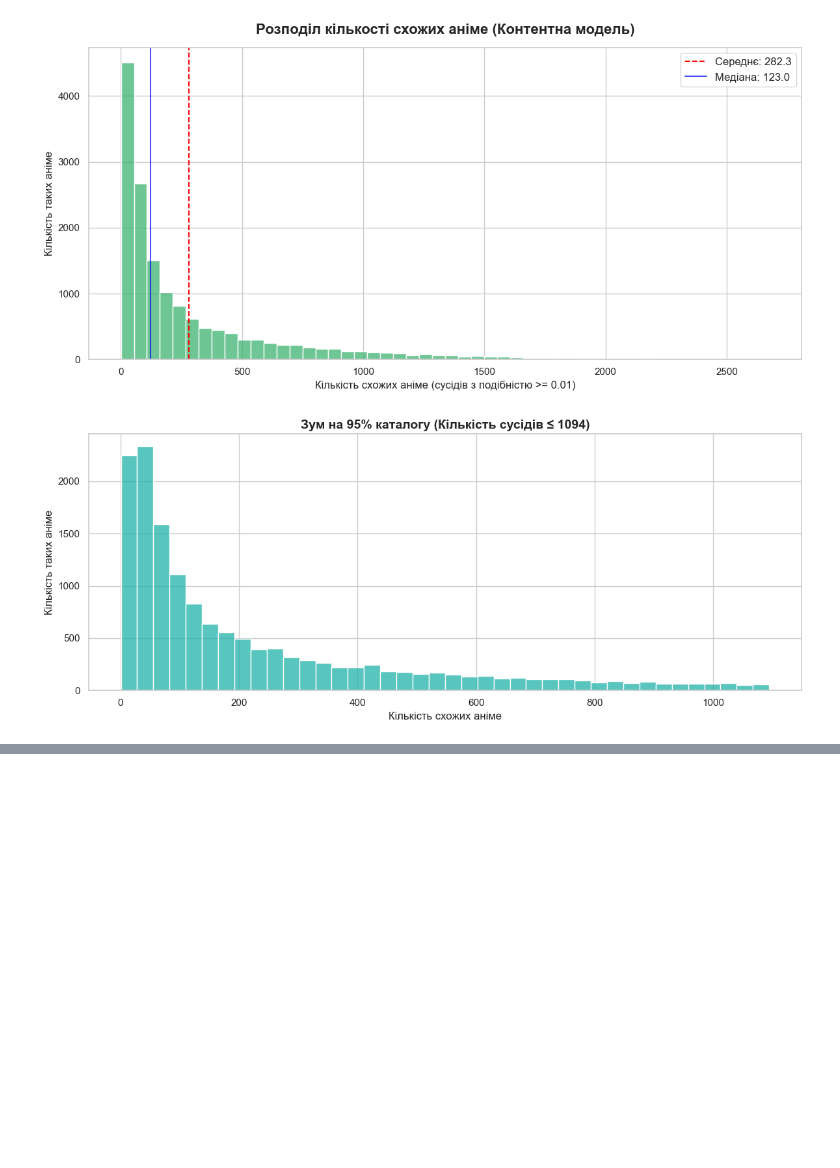
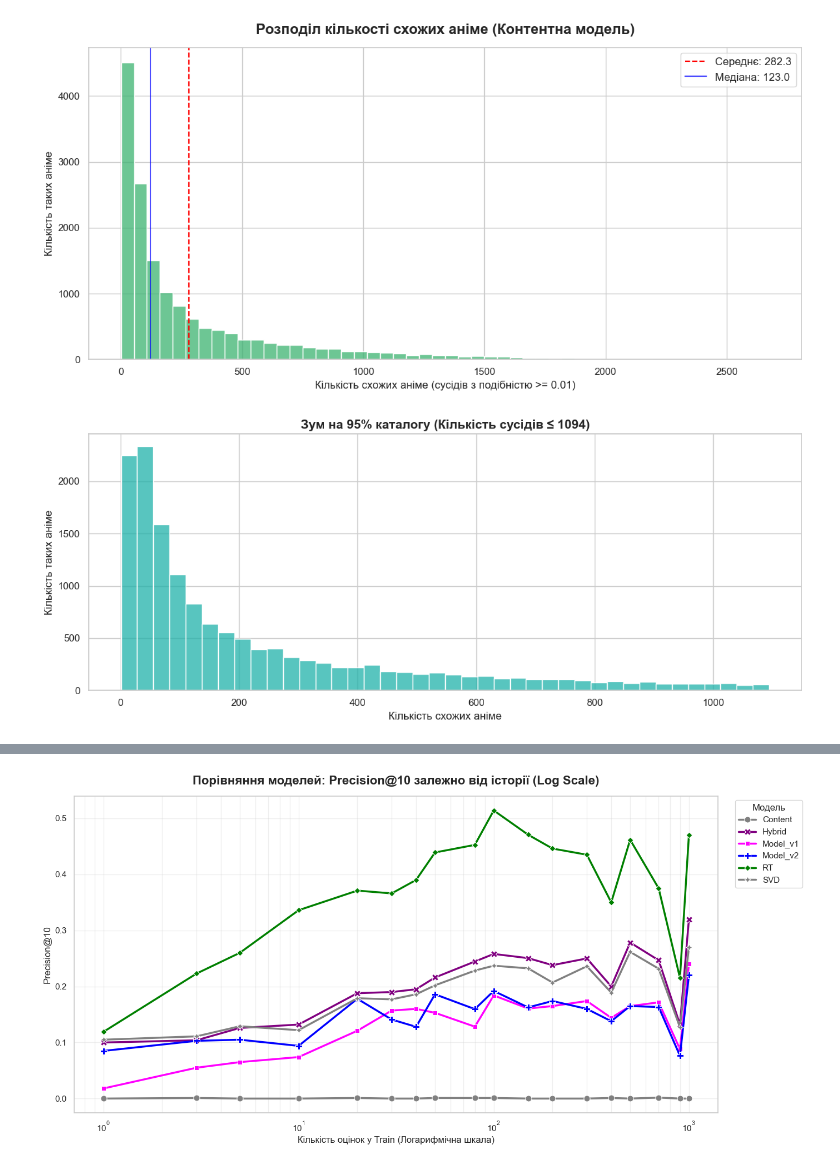
Before and after one commit to AntonBubnov/anime-rec-sys-evaluation, a Jupyter notebook: notebooks/07_evaluate.ipynb, the cells around one changed output, grey strips where cells are left out. Drawn from its saved outputs; the diff is of its cells as text; code cells hidden in the pictures; blank space fills up the shorter version.

Commit message:
Compare all models to real-time recommender and test smart-queue behavior

```diff
--- a/notebooks/07_evaluate.ipynb
+++ b/notebooks/07_evaluate.ipynb
@@ -1160,0 +1428,82 @@ anime_similarity_map_optimized
+# %%
+output_dir = os.path.join('..', 'data')
+all_models_ranking_metrics = pd.read_parquet(os.path.join(output_dir, "all_models_ranking_metrics.parquet"))
+keras_metrics_df = pd.read_parquet(os.path.join(output_dir, "keras_baselines_metrics.parquet"))
+all_models_ranking_metrics = pd.merge(all_models_ranking_metrics, keras_metrics_df, on=['user_id', 'train_count'], how='inner')
+# %%
+rt_metrics_df = pd.read_parquet(os.path.join(output_dir, "rt_metrics_df.parquet"))
+# %%
+rt_metrics_df = rt_metrics_df.rename(columns={
+    'Precision@10': 'RT_Precision@10',
+    'Recall@10': 'RT_Recall@10',
+    'MRR': 'RT_MRR',
+    'AUC': 'RT_AUC'
+})
+# %%
+all_models_ranking_metrics = pd.merge(all_models_ranking_metrics, rt_metrics_df, on=['user_id', 'train_count'], how='inner')
+# %%
+import matplotlib.pyplot as plt
+import seaborn as sns
+
+# Підготовка даних: злиття all_models_ranking_metrics з кількістю оцінок в train
+# Припускаємо, що в all_models_ranking_metrics є колонка 'train_count'
+models_list = ['SVD', 'Content', 'Hybrid', 'Model_v1', 'Model_v2', 'RT']
+ref_counts = [1, 3, 5, 10, 20, 30, 40, 50, 80, 100, 150, 200, 300, 400, 500, 700, 900, 1000]
+df_plot = all_models_ranking_metrics[all_models_ranking_metrics['train_count'].isin(ref_counts)].copy()
+
+metrics_to_plot = ['Precision@10', 'Recall@10', 'MRR', 'AUC']
+colors = ['grey', 'purple', 'magenta', 'blue', 'green'] # Кольори для 6 моделей
+
+# Запускаємо цикл: кожна ітерація - це новий, окремий графік
+for metric in metrics_to_plot:
+    # Створюємо нове, повністю незалежне полотно
+    plt.figure(figsize=(14, 7))
+
+    # Збираємо дані для однієї метрики з усіх моделей
+    cols_to_melt = [f"{model}_{metric}" for model in models_list]
+
+    df_metric_melted = df_plot.melt(
+        id_vars=['train_count'],
+        value_vars=cols_to_melt,
+        var_name='Model',
+        value_name='Value'
+    )
+
+    # Очищуємо назви моделей для легенди (видаляємо суфікс метрики, наприклад "_Precision@10")
+    df_metric_melted['Model'] = df_metric_melted['Model'].str.replace(f'_{metric}', '')
+
+    # Рахуємо середнє значення для кожної референсної точки
+    trend_data = df_metric_melted.groupby(['train_count', 'Model'])['Value'].mean().reset_index()
+
+    # Побудова графіка
+    sns.lineplot(
+        data=trend_data,
+        x='train_count',
+        y='Value',
+        hue='Model',
+        style='Model',
+        markers=True,
+        dashes=False,
+        linewidth=2.5,
+        palette=colors,
+        markersize=8
+    )
+
+    # Налаштування осей та краси
+    plt.xscale('log')
+    plt.title(f'Порівняння моделей: {metric} залежно від історії (Log Scale)', fontsize=16, fontweight='bold', pad=15)
+    plt.xlabel('Кількість оцінок у Train (Логарифмічна шкала)', fontsize=12)
+    plt.ylabel(metric, fontsize=12)
+
+    # Виносимо легенду за межі графіка, щоб вона не перекривала лінії
+    plt.legend(title='Модель', bbox_to_anchor=(1.02, 1), loc='upper left', fontsize=11)
+    plt.grid(True, which="both", alpha=0.3)
+
+    plt.tight_layout()
+
+    # Виводимо графік на екран (це розділяє їх у Jupyter Notebook)
+    plt.show()
+
+    # Додаємо візуальний роздільник між виводами
+    print("\n" + "="*80 + "\n")
+# %% [output]
@@ -1160,0 +1512 @@ anime_similarity_map_optimized
+[figure, added]
```
Also changed, not shown: parts of 16 cells of this notebook.
